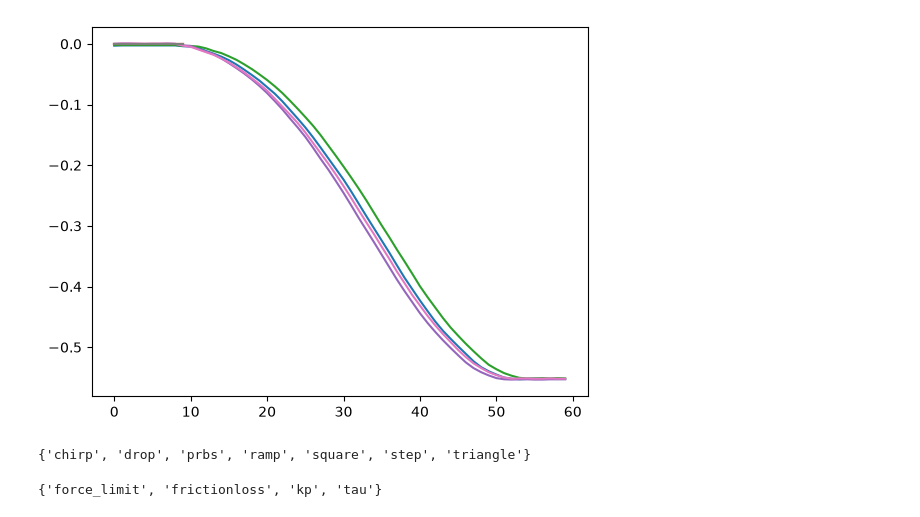
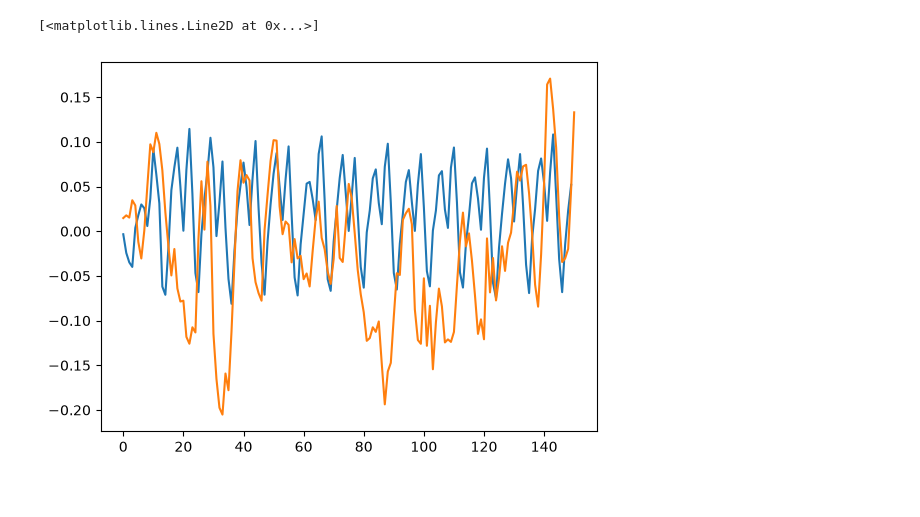
Before and after one commit to mauicv/servo-sysid, a Jupyter notebook: src/sysid/notebooks/process_data.ipynb, the cells around one changed output. Drawn from its saved outputs; the diff is of its cells as text; code cells hidden in the pictures.

```diff
--- a/src/sysid/notebooks/process_data.ipynb
+++ b/src/sysid/notebooks/process_data.ipynb
@@ -3,25 +3,19 @@ import matplotlib.pyplot as plt
 # %%
 import json
 import os
+import numpy as np
 
 path = os.getcwd().split('/')[:-1]
-response_filename = '/'.join(path) + '/dataset/response.json'
+response_filename = '/'.join(path) + '/dataset/env-actions.json'
 
 with open(response_filename, 'r') as f:
     response_data = json.load(f)
 
-dr1_filename = '/'.join(path) + '/dataset/drop-response-1.json'
-with open(dr1_filename, 'r') as f:
-    drop1_data = json.load(f)
+env_actions = np.array(response_data['actions'])
 
-dr2_filename = '/'.join(path) + '/dataset/drop-response-2.json'
-with open(dr2_filename, 'r') as f:
-    drop2_data = json.load(f)
+response_filename = '/'.join(path) + '/dataset/real-actions.json'
 
-dr3_filename = '/'.join(path) + '/dataset/drop-response-3.json'
-with open(dr3_filename, 'r') as f:
-    drop3_data = json.load(f)
+with open(response_filename, 'r') as f:
+    response_data = json.load(f)
 
-dr4_filename = '/'.join(path) + '/dataset/drop-response-4.json'
-with open(dr4_filename, 'r') as f:
-    drop4_data = json.load(f)
+real_actions = np.array(response_data['actions'])
@@ -33,7 +21,0 @@ def plot_drop_data(data):
-# %%
-plot_drop_data(drop1_data)
-plot_drop_data(drop2_data)
-plot_drop_data(drop3_data)
-plot_drop_data(drop4_data)
-# %% [output]
-[figure, removed]
@@ -57,20 +22,6 @@ for item in [drop1_data, drop2_data, drop3_data, drop4_data]:
-# %%
-type_set = set()
-for item in response_data['data']:
-    type_set.add(item['type'])
-
-type_set
-# %% [output]
-{'chirp', 'drop', 'prbs', 'ramp', 'square', 'step', 'triangle'}
-# %%
-target_set = set()
-for item in response_data['data']:
-    try:
-        for item in item['targets']:
-            target_set.add(item)
-    except:
-        print(item)
-
-target_set
-# %% [output]
-{'force_limit', 'frictionloss', 'kp', 'tau'}
+# %%
+plt.plot(env_actions[:, 0][:150])
+plt.plot(real_actions[:, 0])
+# %% [output]
+[<matplotlib.lines.Line2D at 0x...>]
+[figure, added]
```
Also changed, not shown: parts of 7 cells of this notebook, 10 other files.
